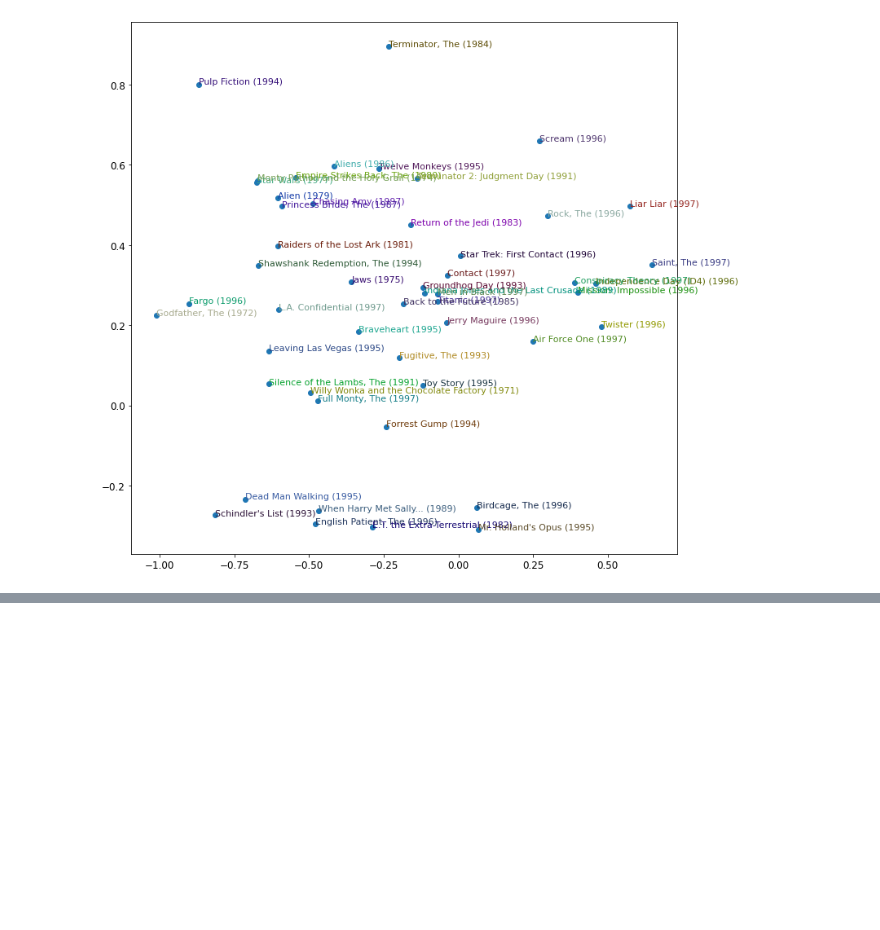
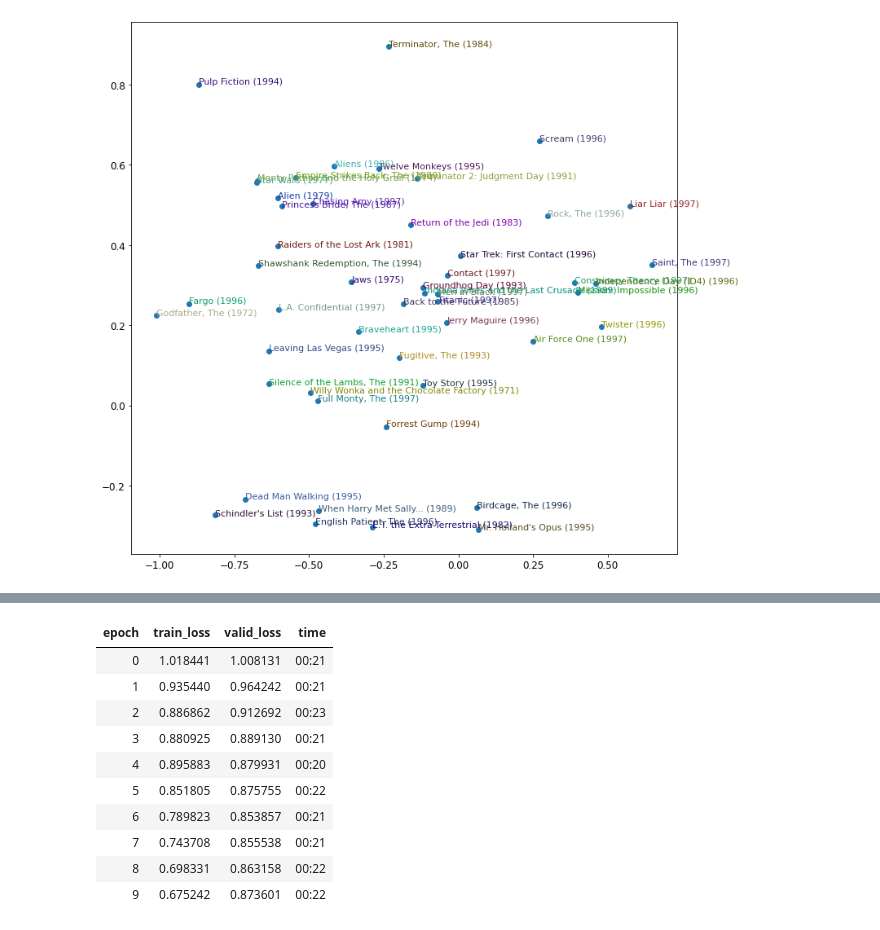
Before and after one commit to wtznc/fastai, a Jupyter notebook: wtznc_08_collab_filtr.ipynb, the cells around one changed output, grey strips where cells are left out. Saved outputs shown, nothing was run; the diff lists cells and outputs as text; code cells hidden in the pictures; blank space fills up the shorter version.

Commit message:
tweaks to collab_filt & readme

```diff
--- a/wtznc_08_collab_filtr.ipynb
+++ b/wtznc_08_collab_filtr.ipynb
@@ -249,0 +349,16 @@ plt.show()
+# %%
+# fastai provides this model in fastai.collab
+learn = collab_learner(dls, use_nn = True, y_range = (0, 5.5), layers = [200, 100, 50])
+learn.fit_one_cycle(10, 5e-3, wd=0.1)
+# %% [output]
+| epoch | train_loss | valid_loss | time |
+| 0 | 1.018441 | 1.008131 | 00:21 |
+| 1 | 0.935440 | 0.964242 | 00:21 |
+| 2 | 0.886862 | 0.912692 | 00:23 |
+| 3 | 0.880925 | 0.889130 | 00:21 |
+| 4 | 0.895883 | 0.879931 | 00:20 |
+| 5 | 0.851805 | 0.875755 | 00:22 |
+| 6 | 0.789823 | 0.853857 | 00:21 |
+| 7 | 0.743708 | 0.855538 | 00:21 |
+| 8 | 0.698331 | 0.863158 | 00:22 |
+| 9 | 0.675242 | 0.873601 | 00:22 |
```
Also changed, not shown: parts of 19 cells of this notebook, 1 other file.
